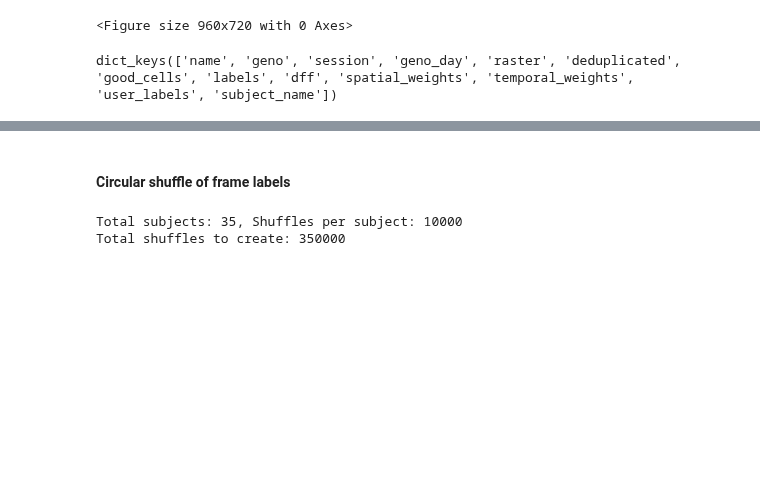
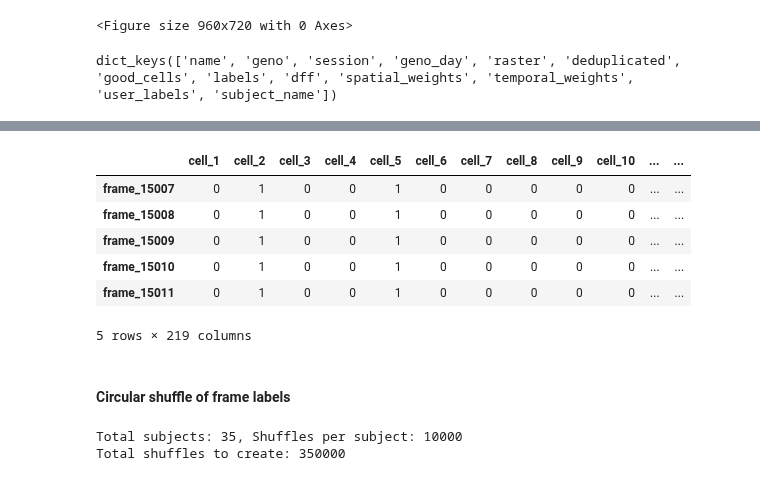
Before and after one commit to cjohnsoncruz/dlx56_mPFC_1p_SohalLab, a Jupyter notebook: code/preprocess matlab data v9_random_permute_test.ipynb, the cells around one changed output, grey strips where cells are left out. Cells and saved outputs as stored; diff of their text form; code cells hidden in the pictures; blank space fills up the shorter version.

```diff
--- a/code/preprocess matlab data v9_random_permute_test.ipynb
+++ b/code/preprocess matlab data v9_random_permute_test.ipynb
@@ -223,6 +223,17 @@ Processed raster of 13_3_HET_RS3: 150853752 bytes
 Processed raster of 9_3_HET_RS3: 354148000 bytes
 
 Total DataFrames created: 35
+# %%
+#example:
+raster_dataframes['9_3_HET_RS3'].head()
+# %% [output]
+|  | cell_1 | cell_2 | cell_3 | cell_4 | cell_5 | cell_6 | cell_7 | cell_8 | cell_9 | cell_10 | ... | ... |
+| frame_15007 | 0 | 1 | 0 | 0 | 1 | 0 | 0 | 0 | 0 | 0 | ... | ... |
+| frame_15008 | 0 | 1 | 0 | 0 | 1 | 0 | 0 | 0 | 0 | 0 | ... | ... |
+| frame_15009 | 0 | 1 | 0 | 0 | 1 | 0 | 0 | 0 | 0 | 0 | ... | ... |
+| frame_15010 | 0 | 1 | 0 | 0 | 1 | 0 | 0 | 0 | 0 | 0 | ... | ... |
+| frame_15011 | 0 | 1 | 0 | 0 | 1 | 0 | 0 | 0 | 0 | 0 | ... | ... |
+5 rows × 219 columns
 # %% [markdown]
 #### Circular shuffle of frame labels
 # %%
```
Also changed, not shown: parts of 5 cells of this notebook.
